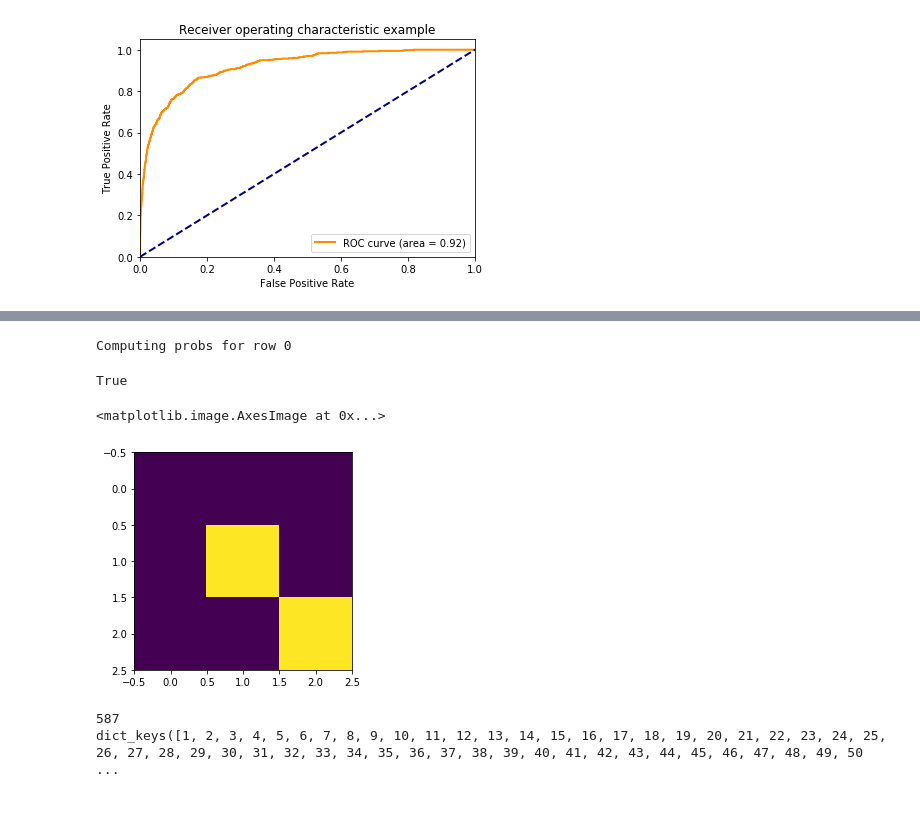
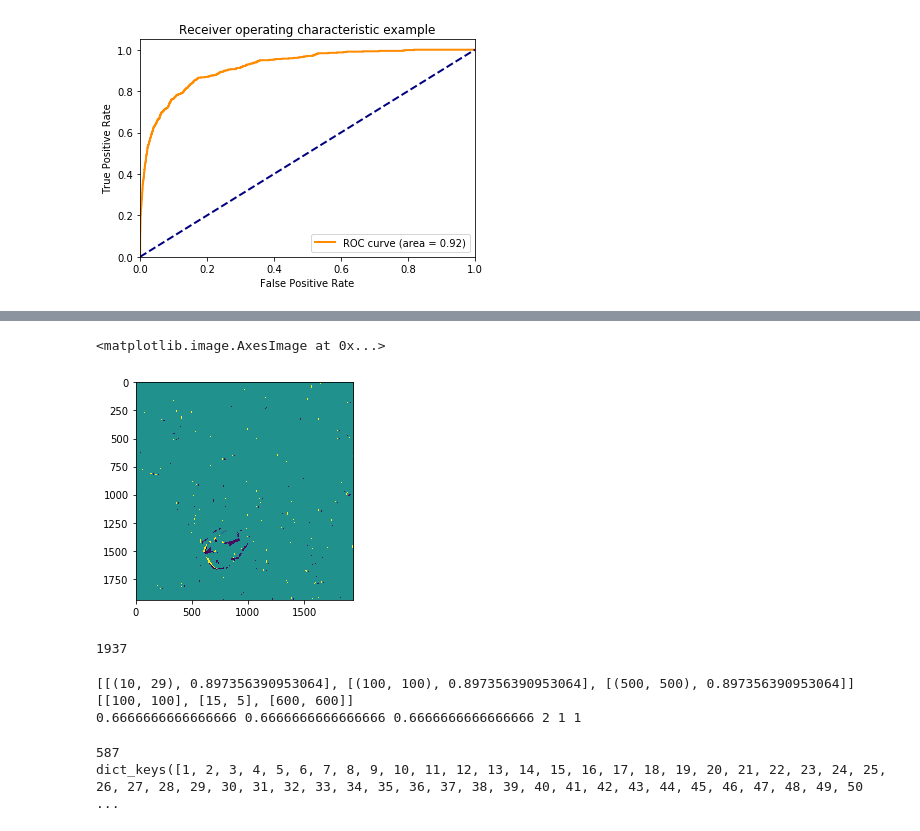
Before and after one commit to sebastianffx/stain_adversarial_learning, a Jupyter notebook: TUPAC_CNN_Train.ipynb, the cells around one changed output, grey strips where cells are left out. Drawn from its saved outputs; the diff is of its cells as text; code cells hidden in the pictures.

```diff
--- a/TUPAC_CNN_Train.ipynb
+++ b/TUPAC_CNN_Train.ipynb
@@ -379,0 +425,5 @@ plt.imshow(ex_img)
+# %%
+start = time.time()
+all_probs_old = compute_probs_sliding_window_old_v2(model_mitosis,ex_img)
+end = time.time()
+print("Time for computing all dense predictions of a single image: " + str(end - start))
@@ -379,0 +473,5 @@ plt.imshow(ex_img)
+# %%
+plt.imshow(np.array(all_probs_old)[:,:,1])
+# %% [output]
+<matplotlib.image.AxesImage at 0x...>
+[figure, added]
@@ -380,31 +483,18 @@ plt.imshow(ex_img)
+# %%
+i = 0
+cur_batch_row = np.squeeze(np.array([[ex_img[i:i+63,j:j+63,:]/255. for j in range(ex_img.shape[1]-63)]]))
+
+len(cur_batch_row)
+# %% [output]
+1937
 # %%
-# Sliding window CNN approach using list-comprehensions to speed up a little bit
-probs_row = []
-for i in range(ex_img.shape[1]-63): #This is a nice use case of list comprehension, for GPU mem limists is not possible to use only one line ranging also in the rows dim
-    cur_batch_row = np.squeeze(np.array([[ex_img[i:i+63,j:j+63,:]/255. for j in range(ex_img.shape[1]-63)]]))
-                                                      # \              /      |     \       /
-                                                      #   <expression>    <targets>  <iterable>
-    probs_row.append(model_mitosis.predict_proba(cur_batch_row))
-    if i%100== 0:
-        print("Computing probs for row " + str(i))
-all_probs = np.array(probs_row)
-all_probs.shape
+def compute_probs_sliding_window_old_v2(model_mitosis,ex_img):
+    probs_row = []
+    stride_x,stride_y = 63,63
+    start = time.time()
+    for i in range(ex_img.shape[0]-stride_x): #This is a nice use case of list comprehension, for GPU mem limists is not possible to use only one line ranging also in the rows dim
+        cur_batch_row = np.squeeze(np.array([[ex_img[i:i+63,j:j+63,:] for j in range(ex_img.shape[1]-stride_y)]]))
+        probs_row.append(model_mitosis.predict_proba(cur_batch_row,batch_size=cur_batch_row.shape[0]))
+    end = time.time()
+    print(str(i)+" iterations - Time elapsed on gpu + comprehension :" + str(end - start))
+    return (np.array(probs_row))
-# %% [output]
-Computing probs for row 0
-# %%
-from sklearn.metrics.pairwise import manhattan_distances
-radius = 32
-smf = np.zeros(mf.shape)
-manhattan_distances([[p_m[0], p_m[1]]], [[p_m[0], p_m[1]]])[0][0] < 2*radius
-# %% [output]
-True
-# %%
-radius = 32
-smf = np.zeros(mf.shape)
-mf = all_probs[:,:,0]
-bin_mask_mf = np.array(mf> threshold,dtype=int)
-all_pairs_p = list(zip(np.nonzero(bin_mask_mf)[0],np.nonzero(bin_mask_mf)[1]))
-plt.imshow(np.multiply(mf,bin_mask_mf)[27:30,1372:1375])
-# %% [output]
-<matplotlib.image.AxesImage at 0x...>
-[figure, removed]
@@ -410,0 +556,13 @@ plt.imshow(np.multiply(mf,bin_mask_mf)[27:30,1372:1375])
+# %%
+distance_gt_pxs = 30
+D = [[(10, 29), 0.897356390953064], [(100, 100), 0.897356390953064], [(500,500), 0.897356390953064]]
+coords_patches = [[ 100, 100],[15, 5],[600, 600]]
+print(D[0:3])
+
+print(coords_patches)
+f1,P,R, tp, fp,fn = compute_detectcions_performance(D,coords_patches,distance_gt_pxs)
+print(f1,P,R,tp, fp,fn)
+# %% [output]
+[[(10, 29), 0.897356390953064], [(100, 100), 0.897356390953064], [(500, 500), 0.897356390953064]]
+[[100, 100], [15, 5], [600, 600]]
+0.6666666666666666 0.6666666666666666 0.6666666666666666 2 1 1
```
Also changed, not shown: parts of 35 cells of this notebook.
